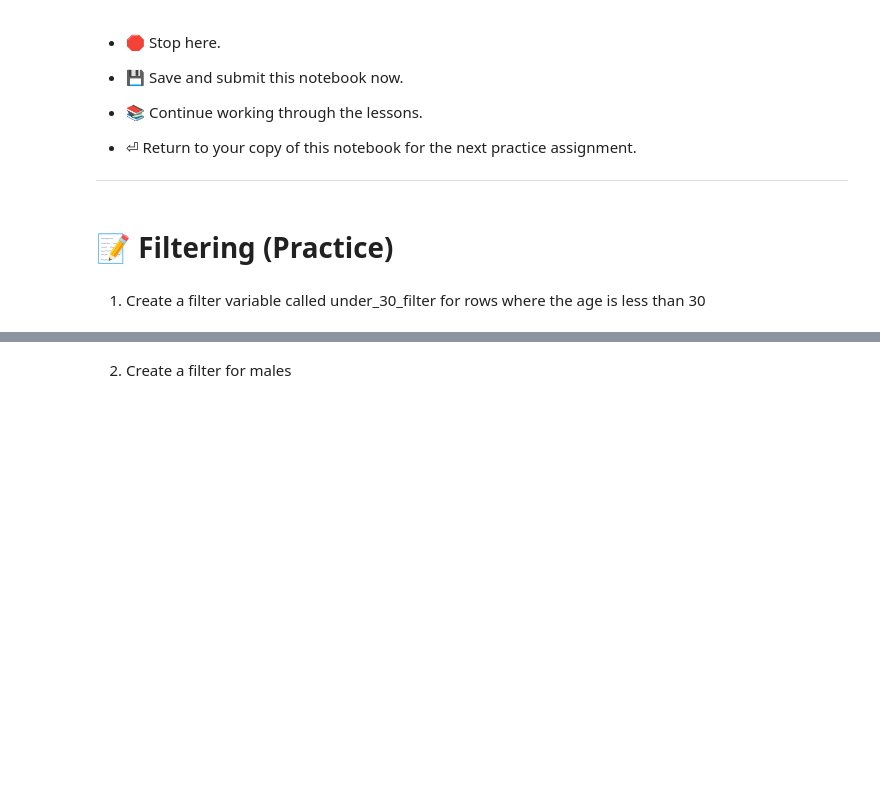
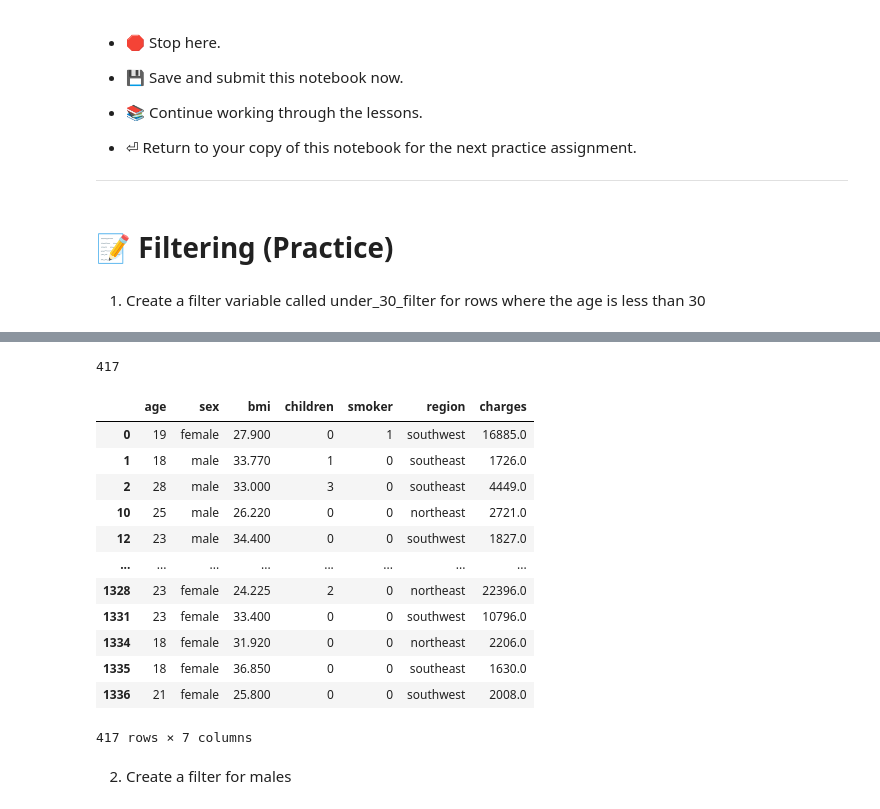
Before and after one commit to uday-routhu/ds-fundamentals-notebooks, a Jupyter notebook: Insurance_Data_Starter_Notebook.ipynb, the cells around one changed output, grey strips where cells are left out. Drawn from its saved outputs; the diff is of its cells as text; code cells hidden in the pictures; blank space fills up the shorter version.

```diff
--- a/Insurance_Data_Starter_Notebook.ipynb
+++ b/Insurance_Data_Starter_Notebook.ipynb
@@ -246,3 +246,5 @@ ___
 1) Create a filter variable called under_30_filter for rows where the age is less than 30
 # %%
 # Create a filter called under_30_filter for the rows where the age is less than 30
+#under_30_filte = df_insurance.filter(df_insurance['age'] < 30)
+under_30_filte=df_insurance['age'] < 30
@@ -251,8 +280,26 @@ ___
 # %%
 # Get the sum of the true values for the under_30_filter
 # This is the number of customers who are under the age of 30
+under_30_filte.sum()
+# %% [output]
+417
 # %%
 # # Use the filter to view only rows with customers who are under 30
+df_insurance[under_30_filte]
+# %% [output]
+|  | age | sex | bmi | children | smoker | region | charges |
+| 0 | 19 | female | 27.900 | 0 | 1 | southwest | 16885.0 |
+| 1 | 18 | male | 33.770 | 1 | 0 | southeast | 1726.0 |
+| 2 | 28 | male | 33.000 | 3 | 0 | southeast | 4449.0 |
+| 10 | 25 | male | 26.220 | 0 | 0 | northeast | 2721.0 |
+| 12 | 23 | male | 34.400 | 0 | 0 | southwest | 1827.0 |
+| ... | ... | ... | ... | ... | ... | ... | ... |
+| 1328 | 23 | female | 24.225 | 2 | 0 | northeast | 22396.0 |
+| 1331 | 23 | female | 33.400 | 0 | 0 | southwest | 10796.0 |
+| 1334 | 18 | female | 31.920 | 0 | 0 | northeast | 2206.0 |
+| 1335 | 18 | female | 36.850 | 0 | 0 | southeast | 1630.0 |
+| 1336 | 21 | female | 25.800 | 0 | 0 | southwest | 2008.0 |
+417 rows × 7 columns
 # %% [markdown]
 2) Create a filter for males
 # %%
```
Also changed, not shown: parts of 12 cells of this notebook.
